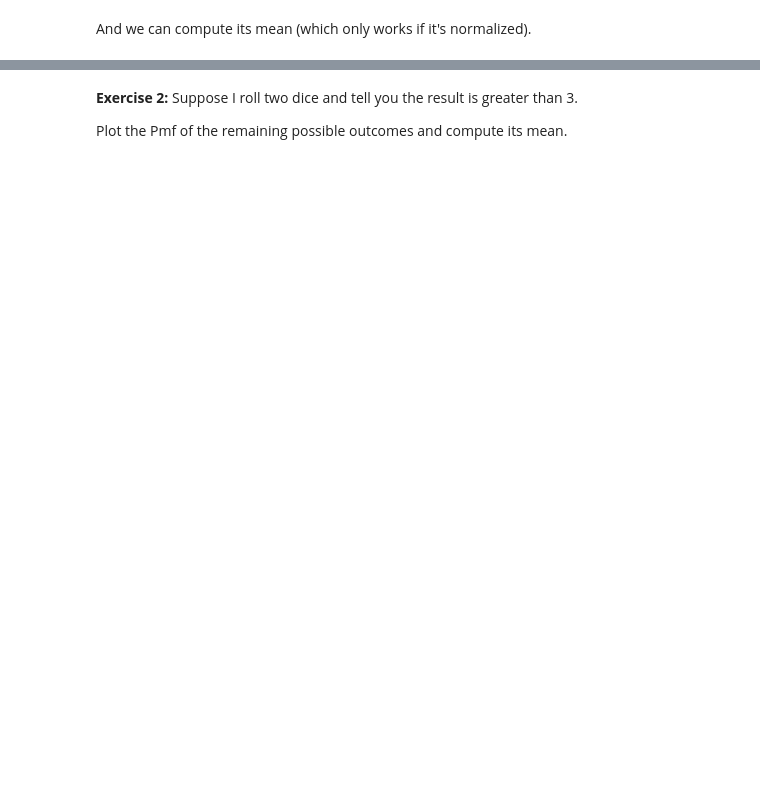
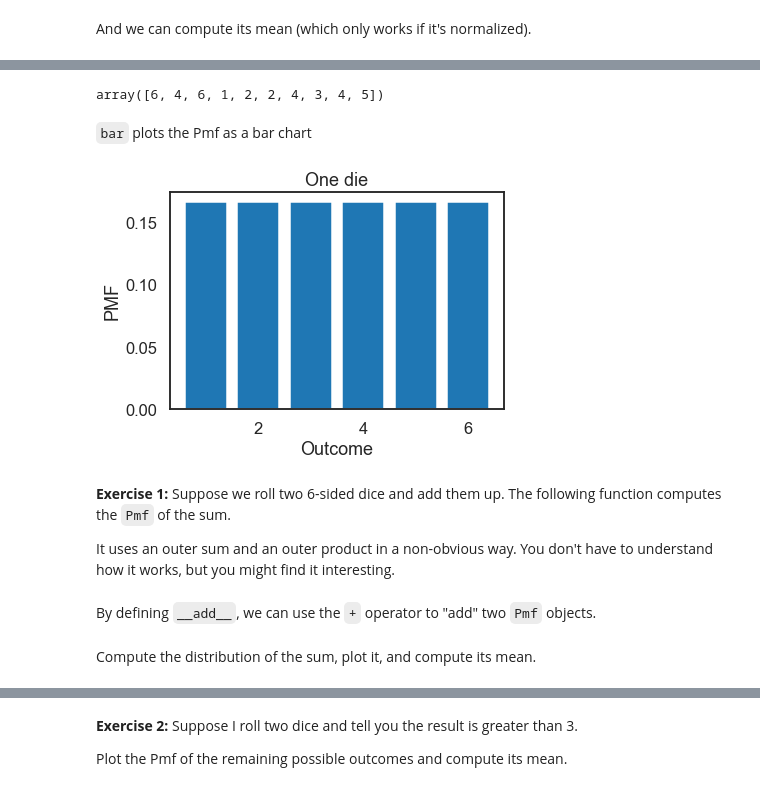
Before and after one commit to AllenDowney/BayesMadeSimple, a Jupyter notebook: workshop01soln.ipynb, the cells around one changed output, grey strips where cells are left out. Cells and saved outputs as stored; diff of their text form; code cells hidden in the pictures; blank space fills up the shorter version.

```diff
--- a/workshop01soln.ipynb
+++ b/workshop01soln.ipynb
@@ -19,0 +10,24 @@ import thinkplot
+# %%
+%matplotlib inline
+
+import numpy as np
+import pandas as pd
+
+import seaborn as sns
+sns.set_style('white')
+sns.set_context('talk')
+
+import matplotlib.pyplot as plt
+# %%
+def underride(d, **options):
+    """Add key-value pairs to d only if key is not in d.
+
+    d: dictionary
+    options: keyword args to add to d
+
+    returns: modified d
+    """
+    for key, val in options.items():
+        d.setdefault(key, val)
+
+    return d
@@ -58,0 +154,6 @@ Compute and plot the Pmf of the sum of two 6-sided dice.
+# %%
+d6.choice(size=10)
+# %% [output]
+array([6, 4, 6, 1, 2, 2, 4, 3, 4, 5])
+# %% [markdown]
+`bar` plots the Pmf as a bar chart
@@ -58,0 +170,18 @@ Compute and plot the Pmf of the sum of two 6-sided dice.
+# %%
+def decorate_dice(title):
+    """Labels the axes.
+
+    title: string
+    """
+    plt.xlabel('Outcome')
+    plt.ylabel('PMF')
+    plt.title(title)
+# %%
+d6.bar()
+decorate_dice('One die')
+# %% [output]
+[figure, added]
+# %% [markdown]
+**Exercise 1:**  Suppose we roll two 6-sided dice and add them up.  The following function computes the `Pmf` of the sum.
+
+It uses an outer sum and an outer product in a non-obvious way.  You don't have to understand how it works, but you might find it interesting.
@@ -58,0 +201,2 @@ Compute and plot the Pmf of the sum of two 6-sided dice.
+# %% [markdown]
+By defining `__add__`, we can use the `+` operator to "add" two `Pmf` objects.
@@ -59,2 +218,4 @@ Compute and plot the Pmf of the sum of two 6-sided dice.
+# %% [markdown]
+Compute the distribution of the sum, plot it, and compute its mean.
 # %%
 # Solution
```
Also changed, not shown: parts of 67 cells of this notebook, 3 other files.
